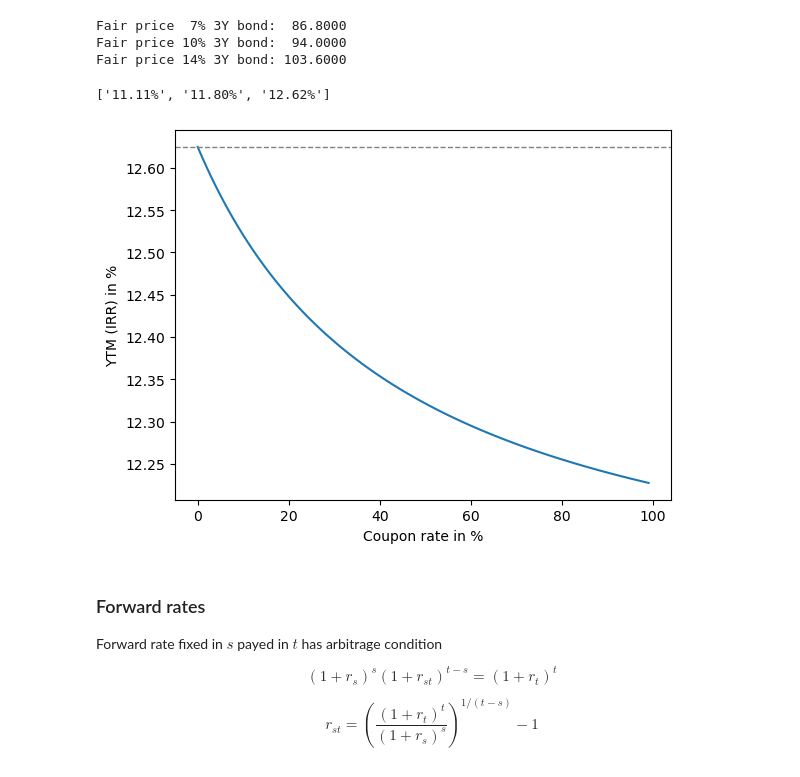
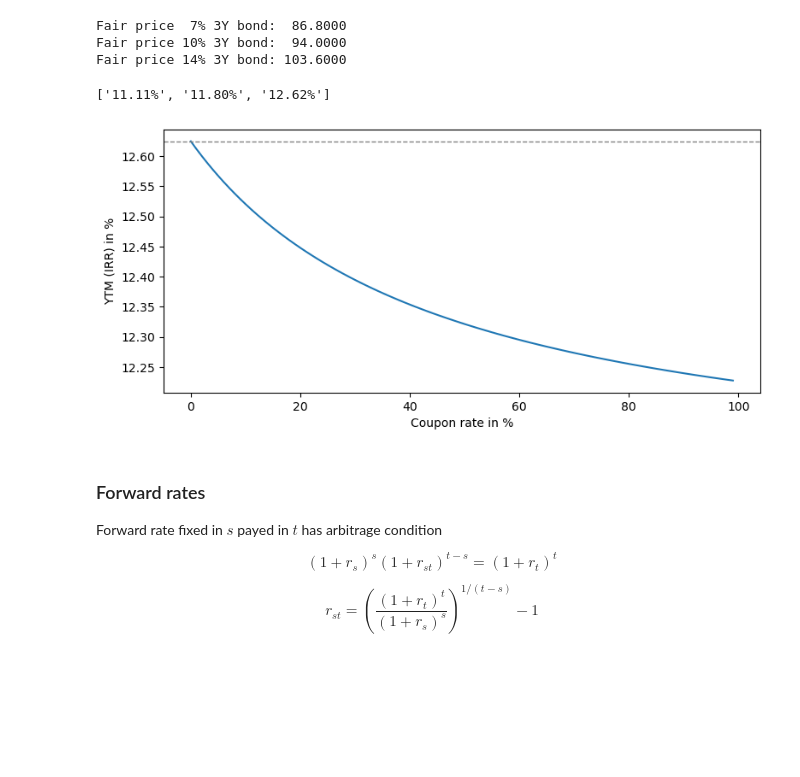
Before and after one commit to cafawo/Derivatives, a Jupyter notebook: derivatives.ipynb, the cells around one changed output. Saved outputs shown, nothing was run; the diff lists cells and outputs as text; code cells hidden in the pictures; blank space fills up the shorter version.

Commit message:
Display figures

```diff
--- a/derivatives.ipynb
+++ b/derivatives.ipynb
@@ -466,22 +475,25 @@ def IRR_coupon(coupon, discount_factors):
     # set NPV = 0 and return both PVs and the irr
     opt = minimize(NPV2, x0=0.01, bounds = ((None, None),))
     return [fair_price(coupon), IRR_price(opt.x[0], coupon), opt.x[0]]
-
-
-#print(IRR(.1, discount_factors))
-
-# lets plot different coupon rates against their irr
-x_coupons = range(100)
-y_irrs = list(map(lambda c: IRR_coupon(c/100, discount_factors)[2]*100, x_coupons))
-
-plt.plot(x_coupons, y_irrs)
-plt.axhline(y=zero_rates[-1]*100, linestyle='--', linewidth=1, color='grey')
-plt.xlabel("Coupon rate in %")
-plt.ylabel("YTM (IRR) in %")
-plt.show()
 # %% [output]
 ['11.11%', '11.80%', '12.62%']
-[figure, removed]
+# %%
+#print(IRR(.1, discount_factors))
+
+# lets plot different coupon rates against their irr
+x_coupons = range(100)
+y_irrs = list(map(lambda c: IRR_coupon(c/100, discount_factors)[2]*100, x_coupons))
+
+fig_cpnirr = plt.figure('cpnirr', figsize=(9,4))
+plt.plot(x_coupons, y_irrs)
+plt.axhline(y=zero_rates[-1]*100, linestyle='--', linewidth=1, color='grey')
+plt.xlabel("Coupon rate in %")
+plt.ylabel("YTM (IRR) in %")
+plt.close()
+# %%
+display(fig_cpnirr)
+# %% [output]
+[figure, added]
 # %% [markdown]
 ### Forward rates
 
```
Also changed, not shown: parts of 9 cells of this notebook, 1 other file.
